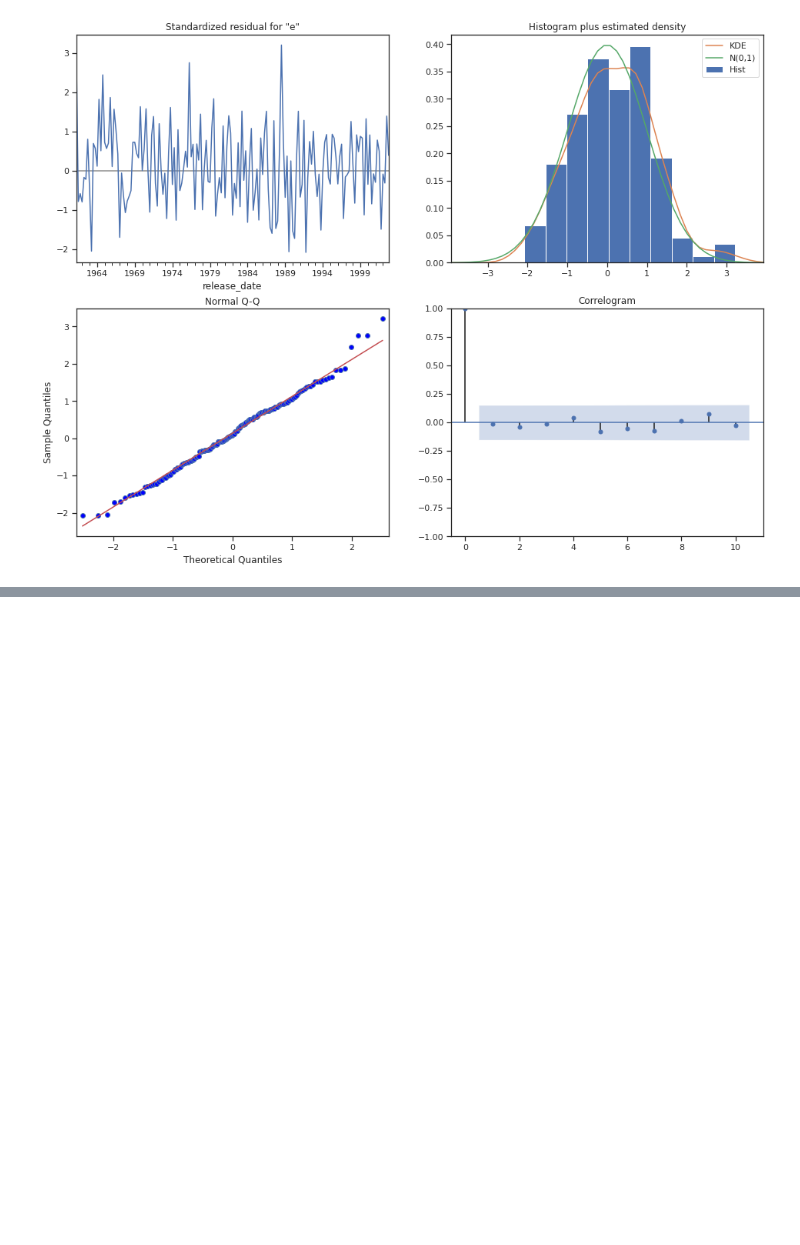
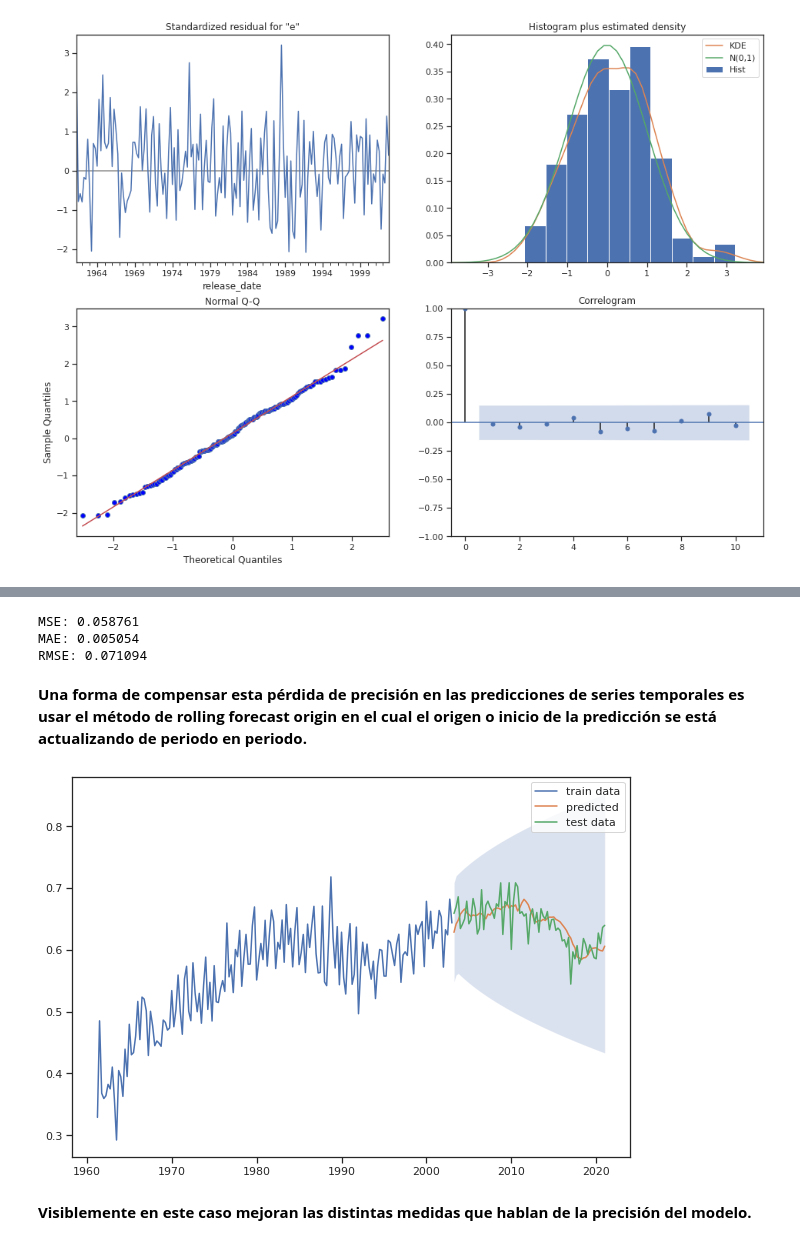
Before and after one commit to DianaScientist/uAustral-mcd-automatedML, a Jupyter notebook: TimeSeries_ARIMA_Spotify.ipynb, the cells around one changed output, grey strips where cells are left out. Saved outputs shown, nothing was run; the diff lists cells and outputs as text; code cells hidden in the pictures; blank space fills up the shorter version.

```diff
--- a/TimeSeries_ARIMA_Spotify.ipynb
+++ b/TimeSeries_ARIMA_Spotify.ipynb
@@ -547,9 +378,0 @@ Predice solo un trimestre a la vez
-# %%
-# create the model
-predictions_rolling = pd.Series()
-for end_date in spotify_test['energy'].index:
-    train_data = spotify['energy'][pd.to_datetime('1961-03-31'):][:end_date - timedelta(days=1)]
-    model = SARIMAX(train_data, order=(4, 1, 4))
-    model_fit = model.fit()
-    pred = model_fit.predict(end_date)
-    predictions_rolling.loc[end_date] = pred.loc[end_date]
@@ -594,0 +454,45 @@ plt.legend(fontsize=10);
+# %%
+#@title
+# Mean Absolute Error and Mean Squared Error
+e_mae = mean_absolute_error(spotify_test['energy'], e_meanForecast)
+e_mse = mean_squared_error(spotify_test['energy'], e_meanForecast)
+e_rmse = sqrt(e_mse)
+print('MSE: %f' % e_mae)
+print('MAE: %f' % e_mse)
+print('RMSE: %f' % e_rmse)
+# %% [output]
+MSE: 0.058761
+MAE: 0.005054
+RMSE: 0.071094
+# %% [markdown]
+**Una forma de compensar esta pérdida de precisión en las predicciones de series temporales es usar el método de rolling forecast origin en el cual el origen o inicio de la predicción se está actualizando de periodo en periodo.**
+# %%
+# create the model
+predictions_rolling = pd.Series()
+for end_date in spotify_test['energy'].index:
+    train_data = spotify['energy'][pd.to_datetime('1961-03-31'):][:end_date - timedelta(days=1)]
+    model = SARIMAX(train_data, order=(0, 1, 3))
+    model_fit = model.fit()
+    pred = model_fit.predict(end_date)
+    predictions_rolling.loc[end_date] = pred.loc[end_date]
+
+residuals_rolling = spotify_test['energy'] - predictions_rolling
+# %%
+# Graficar datos de entrenamiento, test, con rolling forecast
+# Plot past
+plt.figure(figsize=(10, 7))
+plt.plot(spotify_train.index, spotify_train['energy'], label='train data');
+
+# Graficar la predicción como una línea
+plt.plot(dates_test, predictions_rolling, label='predicted');
+plt.plot(spotify_test['energy'], label='test data')
+
+# Sombra en los intervalos de confianza
+plt.fill_between(dates_test, e_conf_int['lower energy'], e_conf_int['upper energy'], alpha=0.2);
+
+# Plot legend and show figure
+plt.legend();
+# %% [output]
+[figure, added]
+# %% [markdown]
+**Visiblemente en este caso mejoran las distintas medidas que hablan de la precisión del modelo.**
```
Also changed, not shown: parts of 87 cells of this notebook.
